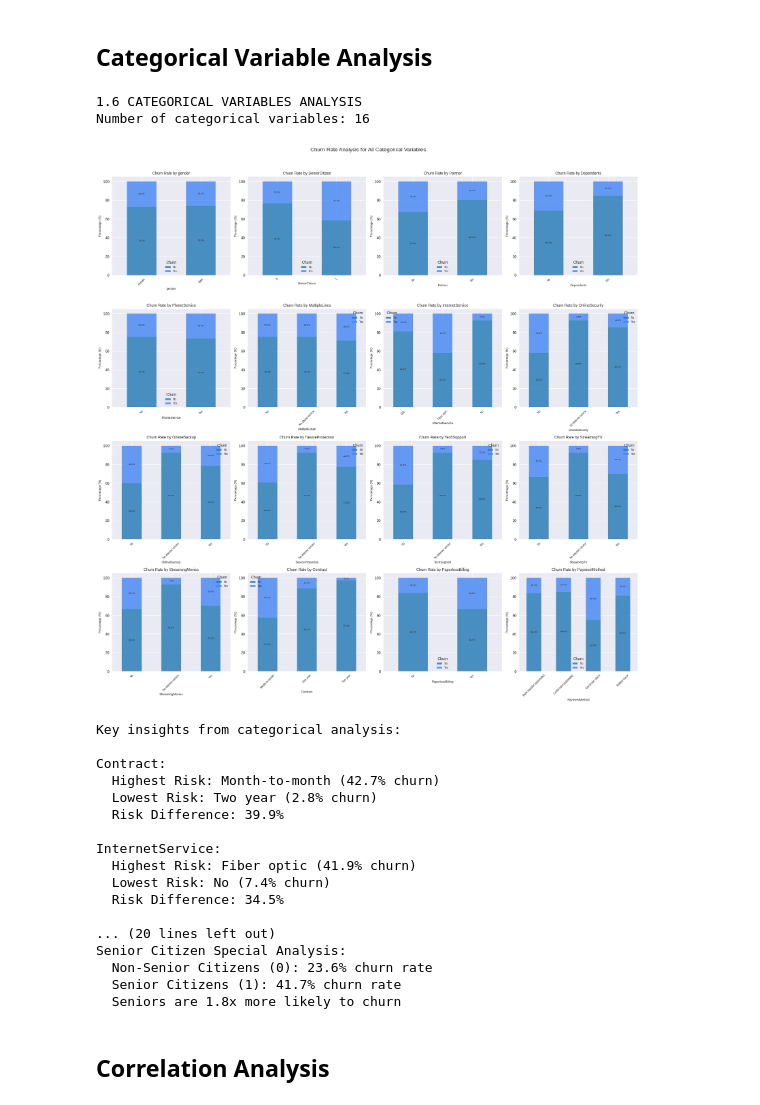
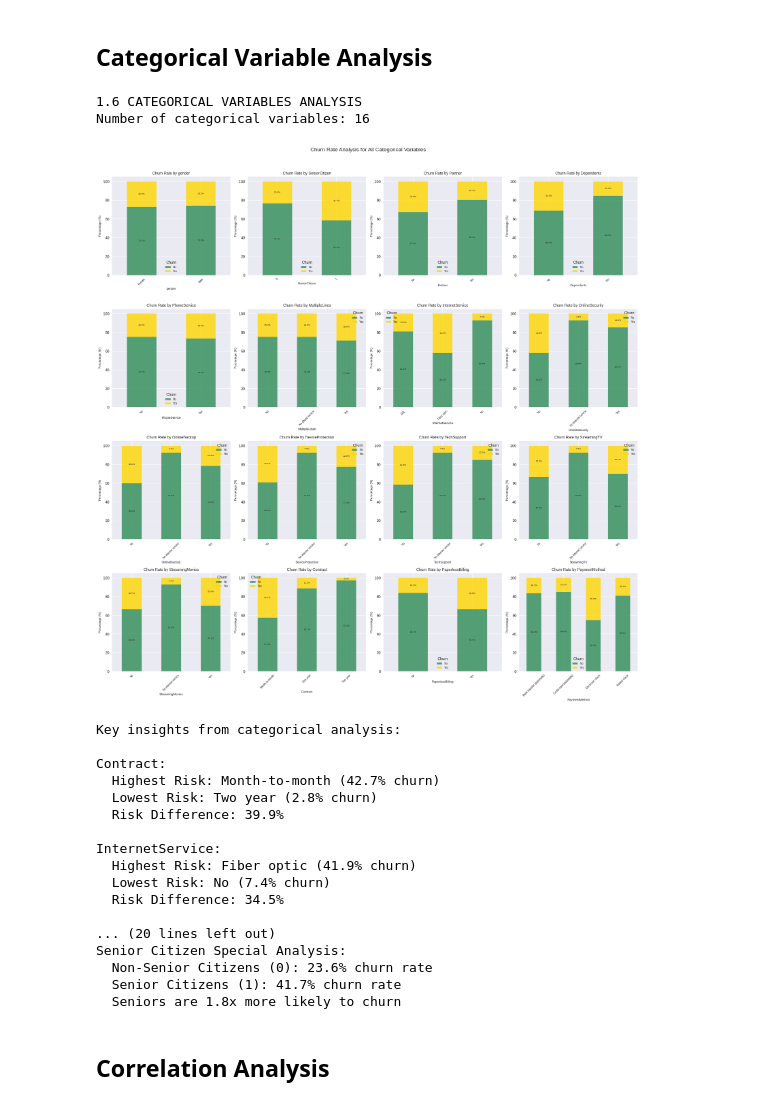
Before and after one commit to Saniru2006/Telco_Customer_Churn_2425606, a Jupyter notebook: CM2604_2425606_ICW.ipynb, the cells around one changed output. Saved outputs shown, nothing was run; the diff lists cells and outputs as text; code cells hidden in the pictures.

```diff
--- a/CM2604_2425606_ICW.ipynb
+++ b/CM2604_2425606_ICW.ipynb
@@ -222,7 +222,7 @@ for col in numerical_cols:
 # Box plots for outlier visualization
 fig, axes = plt.subplots(1, 3, figsize=(15, 5))
 for i, col in enumerate(numerical_cols):
-    sns.boxplot(data=df_clean, x='Churn', y=col, ax=axes[i], palette={'No': '#1f77b4', 'Yes': '#4285f4'})
+    sns.boxplot(data=df_clean, x='Churn', y=col, ax=axes[i], palette={'No': '#66c2a5', 'Yes': '#fc8d62'})
     axes[i].set_title(f'{col} Outliers by Churn')
     axes[i].set_xlabel('Churn Status')
 plt.tight_layout()
@@ -251,7 +251,7 @@ fig, axes = plt.subplots(2, 3, figsize=(15, 12))
 # Row 1: Histograms with KDE
 for i, col in enumerate(numerical_cols):
     sns.histplot(data=df_clean, x=col, hue='Churn', kde=True,
-                 ax=axes[0,i], palette={'No': '#1f77b4', 'Yes': '#4285f4'}, alpha=0.7)
+                 ax=axes[0,i], palette={'No': '#2ca02c', 'Yes': '#d62728'}, alpha=0.7)
     axes[0,i].set_title(f'Distribution of {col} by Churn')
     axes[0,i].set_xlabel(col)
     axes[0,i].set_ylabel('Density')
@@ -259,7 +259,7 @@ for i, col in enumerate(numerical_cols):
 # Row 2: Box plots
 for i, col in enumerate(numerical_cols):
     sns.boxplot(data=df_clean, x='Churn', y=col,
-                ax=axes[1,i], palette={'No': '#1f77b4', 'Yes': '#4285f4'})
+                ax=axes[1,i], palette={'No': '#2ca02c', 'Yes': '#d62728'})
     axes[1,i].set_title(f'{col} by Churn Status')
     axes[1,i].set_xlabel('Churn Status')
     axes[1,i].set_ylabel(col)
@@ -268,7 +268,7 @@ plt.show()
 
 # Pairplot
 print("\nPairplot of numerical features:")
-sns.pairplot(df_clean, hue='Churn', vars=numerical_cols, palette={'No': '#1f77b4', 'Yes': '#4285f4'})
+sns.pairplot(df_clean, hue='Churn', vars=numerical_cols, palette={'No': '#2ca02c', 'Yes': '#d62728'})
 plt.suptitle('Pairplot of Numerical Features by Churn Status', y=1.02)
 plt.show()
 
@@ -347,7 +347,7 @@ for i, col in enumerate(categorical_cols):
 
     # Plot stacked bar chart
     bars = cross_tab.plot(kind='bar', ax=axes[i], stacked=True,
-                         color=['#1f77b4','#4285f4'], alpha=0.8)
+                         color=['#2e8b57','#ffd700'], alpha=0.8)
     axes[i].set_title(f'Churn Rate by {col}', fontsize=10)
     axes[i].set_xlabel(col, fontsize=8)
     axes[i].set_ylabel('Percentage (%)', fontsize=8)
@@ -361,34 +361,34 @@ for i, col in enumerate(categorical_cols):
 plt.suptitle('Churn Rate Analysis for All Categorical Variables', fontsize=14, y=1.02)
 plt.tight_layout()
 plt.show()
 
 # Key insights from categorical analysis
 print("\nKey insights from categorical analysis:")
 key_categories = ['Contract', 'InternetService', 'PaymentMethod', 'TechSupport', 'OnlineSecurity', 'SeniorCitizen']
 
 for var in key_categories:
     churn_rates = df_clean.groupby(var)['Churn'].value_counts(normalize=True).unstack()['Yes'] * 100
     max_churn_category = churn_rates.idxmax()
     max_churn_rate = churn_rates.max()
     min_churn_category = churn_rates.idxmin()
     min_churn_rate = churn_rates.min()
 
     print(f"\n{var}:")
     print(f"  Highest Risk: {max_churn_category} ({max_churn_rate:.1f}% churn)")
     print(f"  Lowest Risk: {min_churn_category} ({min_churn_rate:.1f}% churn)")
     print(f"  Risk Difference: {max_churn_rate - min_churn_rate:.1f}%")
 
 # Special analysis for Senior Citizens
 print("\nSenior Citizen Special Analysis:")
 if 'SeniorCitizen' in df_clean.columns:
     senior_churn_rates = df_clean.groupby('SeniorCitizen')['Churn'].value_counts(normalize=True).unstack()['Yes'] * 100
     print(f"  Non-Senior Citizens (0): {senior_churn_rates[0]:.1f}% churn rate")
     print(f"  Senior Citizens (1): {senior_churn_rates[1]:.1f}% churn rate")
     print(f"  Seniors are {senior_churn_rates[1]/senior_churn_rates[0]:.1f}x more likely to churn")
 # %% [output]
 1.6 CATEGORICAL VARIABLES ANALYSIS
 Number of categorical variables: 16
-[figure, old version]
+[figure, new version]
 Key insights from categorical analysis:
 
 Contract:
```
Also changed, not shown: parts of 9 cells of this notebook.
